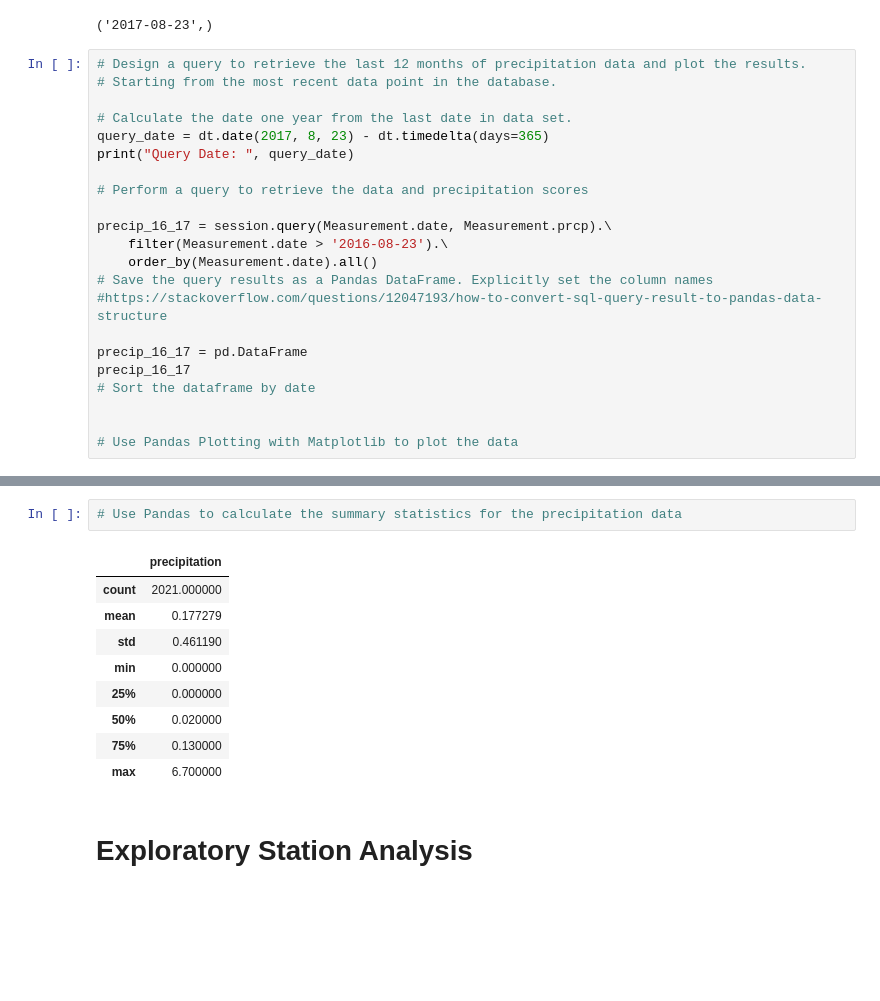
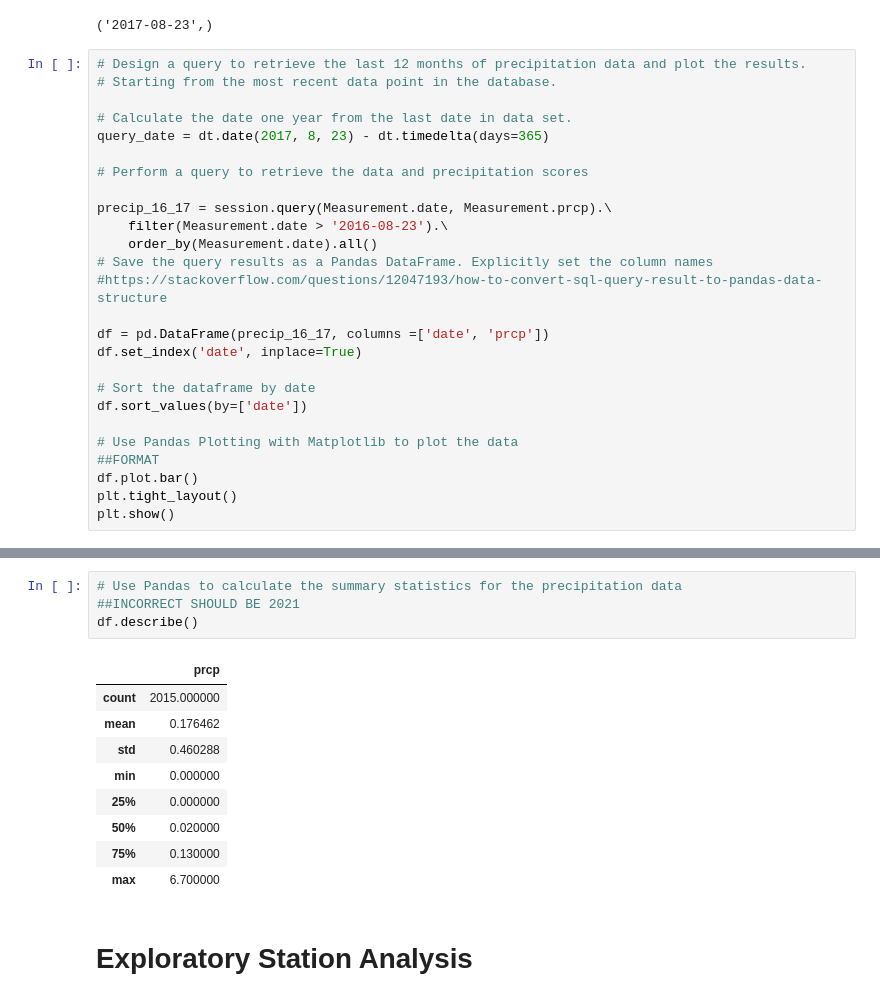
Before and after one commit to kgndirangu/sqlalchemy-challenge, a Jupyter notebook: SurfsUp/climate_starter_KN.ipynb, the cells around one changed output, grey strips where cells are left out. Saved outputs shown, nothing was run; the diff lists cells and outputs as text; blank space fills up the shorter version.

Commit message:
Plot precipitation

```diff
--- a/SurfsUp/climate_starter_KN.ipynb
+++ b/SurfsUp/climate_starter_KN.ipynb
@@ -77,7 +77,6 @@ session.query(Measurement.date).order_by(Measurement.date.desc()).first()
 
 # Calculate the date one year from the last date in data set.
 query_date = dt.date(2017, 8, 23) - dt.timedelta(days=365)
-print("Query Date: ", query_date)
 
 # Perform a query to retrieve the data and precipitation scores
 
@@ -87,11 +86,16 @@ precip_16_17 = session.query(Measurement.date, Measurement.prcp).\
 # Save the query results as a Pandas DataFrame. Explicitly set the column names
 #https://stackoverflow.com/questions/12047193/how-to-convert-sql-query-result-to-pandas-data-structure
 
-precip_16_17 = pd.DataFrame
-precip_16_17
+df = pd.DataFrame(precip_16_17, columns =['date', 'prcp'])
+df.set_index('date', inplace=True)
+
 # Sort the dataframe by date
-
+df.sort_values(by=['date'])
 
 # Use Pandas Plotting with Matplotlib to plot the data
+##FORMAT
+df.plot.bar()
+plt.tight_layout()
+plt.show()
 # %% [output]
 Query Date:  2016-08-23
@@ -99,10 +103,12 @@ pandas.core.frame.DataFrame
 # %%
 # Use Pandas to calculate the summary statistics for the precipitation data
+##INCORRECT SHOULD BE 2021
+df.describe()
 # %% [output]
-|  | precipitation |
-| count | 2021.000000 |
-| mean | 0.177279 |
-| std | 0.461190 |
+|  | prcp |
+| count | 2015.000000 |
+| mean | 0.176462 |
+| std | 0.460288 |
 | min | 0.000000 |
 | 25% | 0.000000 |
 | 50% | 0.020000 |
```
Also changed, not shown: parts of 3 cells of this notebook.
